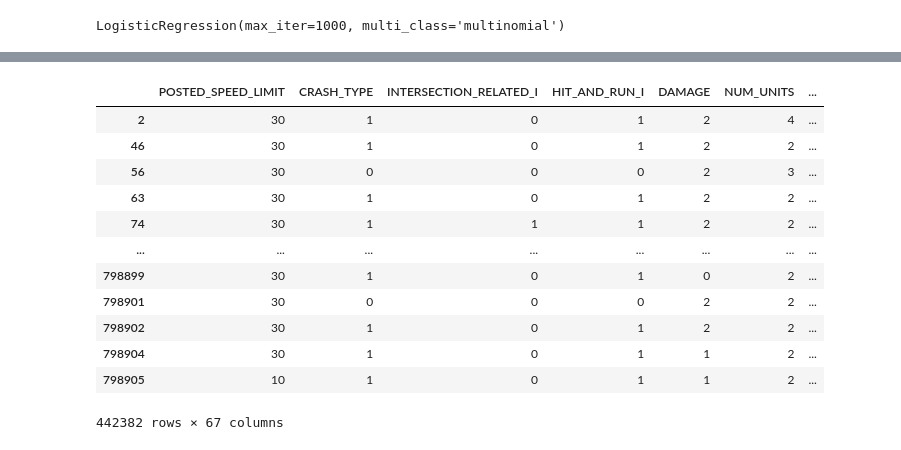
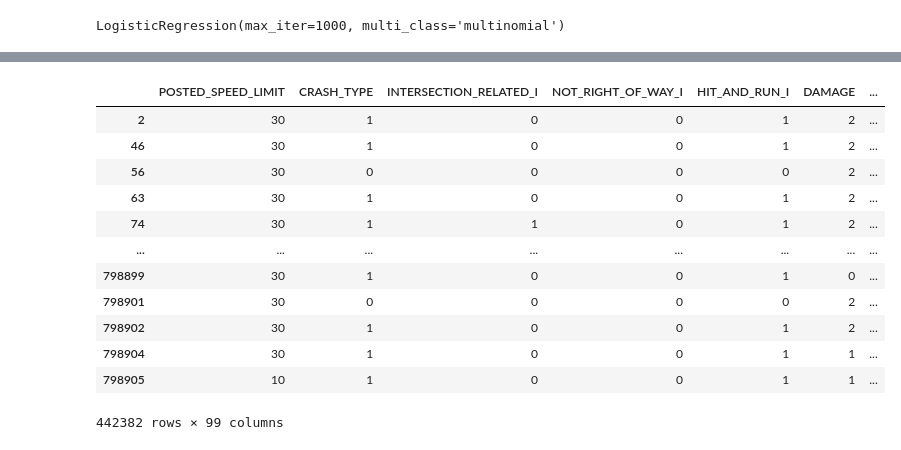
Before and after one commit to nechamab/chicago_car_crashes, a Jupyter notebook: notebooks/Messing_Around.ipynb, the cells around one changed output, grey strips where cells are left out. Drawn from its saved outputs; the diff is of its cells as text; code cells hidden in the pictures.

```diff
--- a/notebooks/Messing_Around.ipynb
+++ b/notebooks/Messing_Around.ipynb
@@ -233,31 +278,31 @@ Class 5   1.097040
 # %%
 
 
-threshold = 0.13865255
+threshold = 0.13865255/3
 
 col_names = list(coefficients_df.columns[coefficients_df.max() > threshold])
 
 filtered_coef_df = coefficients_df[col_names]
 filtered_coef_df
 
 col_names.append('PRIM_CONTRIBUTORY_CAUSE')
 
 crashes_cleaned_2 = crashes_cleaned[col_names]
 crashes_cleaned_2
 # %% [output]
-|  | POSTED_SPEED_LIMIT | CRASH_TYPE | INTERSECTION_RELATED_I | HIT_AND_RUN_I | DAMAGE | NUM_UNITS | ... |
-| 2 | 30 | 1 | 0 | 1 | 2 | 4 | ... |
-| 46 | 30 | 1 | 0 | 1 | 2 | 2 | ... |
-| 56 | 30 | 0 | 0 | 0 | 2 | 3 | ... |
-| 63 | 30 | 1 | 0 | 1 | 2 | 2 | ... |
-| 74 | 30 | 1 | 1 | 1 | 2 | 2 | ... |
+|  | POSTED_SPEED_LIMIT | CRASH_TYPE | INTERSECTION_RELATED_I | NOT_RIGHT_OF_WAY_I | HIT_AND_RUN_I | DAMAGE | ... |
+| 2 | 30 | 1 | 0 | 0 | 1 | 2 | ... |
+| 46 | 30 | 1 | 0 | 0 | 1 | 2 | ... |
+| 56 | 30 | 0 | 0 | 0 | 0 | 2 | ... |
+| 63 | 30 | 1 | 0 | 0 | 1 | 2 | ... |
+| 74 | 30 | 1 | 1 | 0 | 1 | 2 | ... |
 | ... | ... | ... | ... | ... | ... | ... | ... |
-| 798899 | 30 | 1 | 0 | 1 | 0 | 2 | ... |
-| 798901 | 30 | 0 | 0 | 0 | 2 | 2 | ... |
-| 798902 | 30 | 1 | 0 | 1 | 2 | 2 | ... |
-| 798904 | 30 | 1 | 0 | 1 | 1 | 2 | ... |
-| 798905 | 10 | 1 | 0 | 1 | 1 | 2 | ... |
+| 798899 | 30 | 1 | 0 | 0 | 1 | 0 | ... |
+| 798901 | 30 | 0 | 0 | 0 | 0 | 2 | ... |
+| 798902 | 30 | 1 | 0 | 0 | 1 | 2 | ... |
+| 798904 | 30 | 1 | 0 | 0 | 1 | 1 | ... |
+| 798905 | 10 | 1 | 0 | 0 | 1 | 1 | ... |
-442382 rows × 67 columns
+442382 rows × 99 columns
 # %%
 X2 = crashes_cleaned_2.drop(columns = ['PRIM_CONTRIBUTORY_CAUSE'])
 y2 = crashes_cleaned_2['PRIM_CONTRIBUTORY_CAUSE']
```
Also changed, not shown: parts of 33 cells of this notebook, 2 other files.
